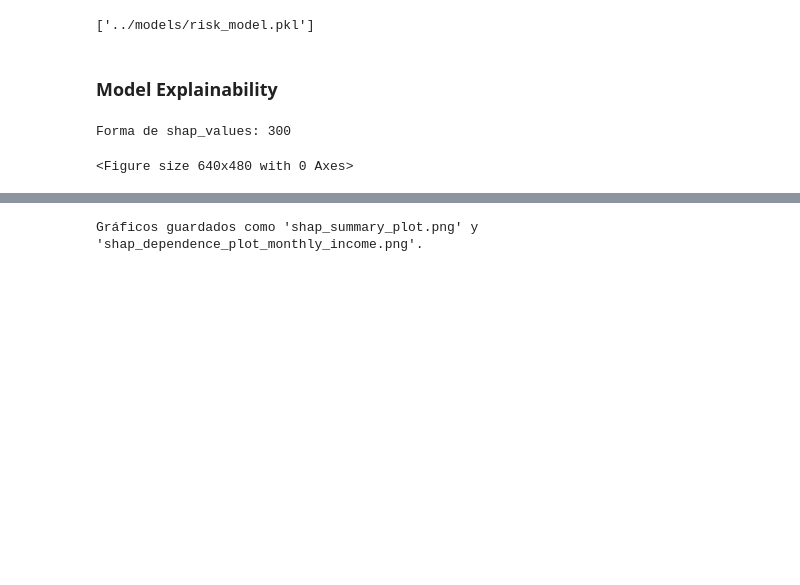
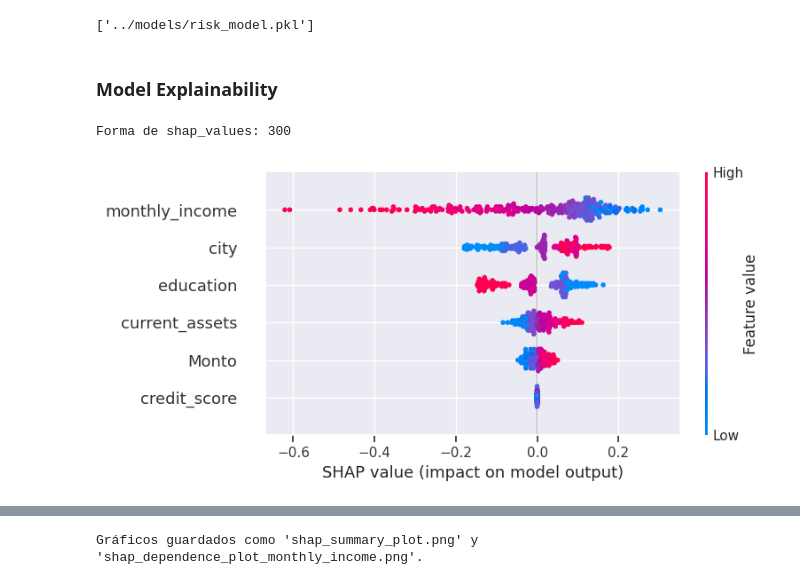
Before and after one commit to santiagoahl/risk-model-for-credit-loans, a Jupyter notebook: notebooks/predict_risk.ipynb, the cells around one changed output, grey strips where cells are left out. Drawn from its saved outputs; the diff is of its cells as text; code cells hidden in the pictures; blank space fills up the shorter version.

Commit message:
including shap values interpretation

```diff
--- a/notebooks/predict_risk.ipynb
+++ b/notebooks/predict_risk.ipynb
@@ -276,20 +321,17 @@ explainer = shap.KernelExplainer(model_predict, X.iloc[:100])  # Usamos una mues
 shap_values = explainer.shap_values(X)
 
 print(f"Forma de shap_values: {len(shap_values)}")
-
-plt.figure()
-shap_summary_plot = shap.summary_plot(shap_values[:, :, 0], X, show=False)
-plt.title('SHAP Summary Plot')
-#plt.plot(shap_summary_plot)
-plt.savefig('../images/shap_summary_plot.png', dpi=300, bbox_inches='tight')
-plt.close()
-
-plt.figure()
-shap_dependence_plot = shap.dependence_plot("monthly_income", shap_values[:, :, 0], X, show=False)
-plt.title('SHAP Dependence Plot - Monthly Income')
-#plt.plot(shap_dependence_plot)
-plt.savefig('../images/shap_dependence_plot_monthly_income.png', dpi=300, bbox_inches='tight')
-plt.close()
 # %% [output]
 Forma de shap_values: 300
-<Figure size 640x480 with 0 Axes>
+# %%
+
+shap_summary_plot = shap.summary_plot(shap_values[:, :, 0], X, show=True)
+# Get the current figure (created by SHAP)
+fig = plt.gcf()
+
+# Add a title to the SHAP plot
+fig.suptitle("SHAP Summary Plot", fontsize=16)#plt.plot(shap_summary_plot)
+plt.savefig('../images/shap_summary_plot.png', dpi=300, bbox_inches='tight')
+plt.close()
+# %% [output]
+[figure, added]
```
Also changed, not shown: parts of 6 cells of this notebook, 2 other files.
